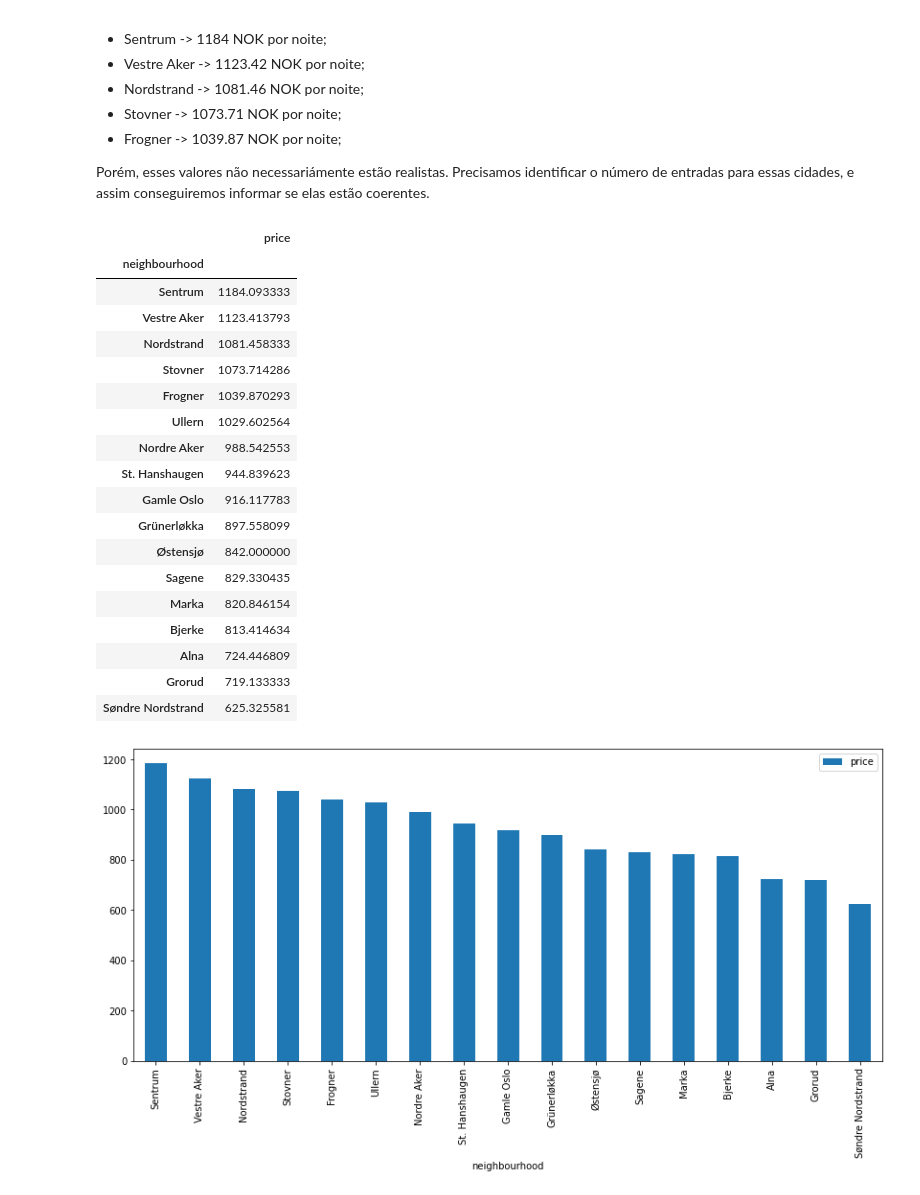
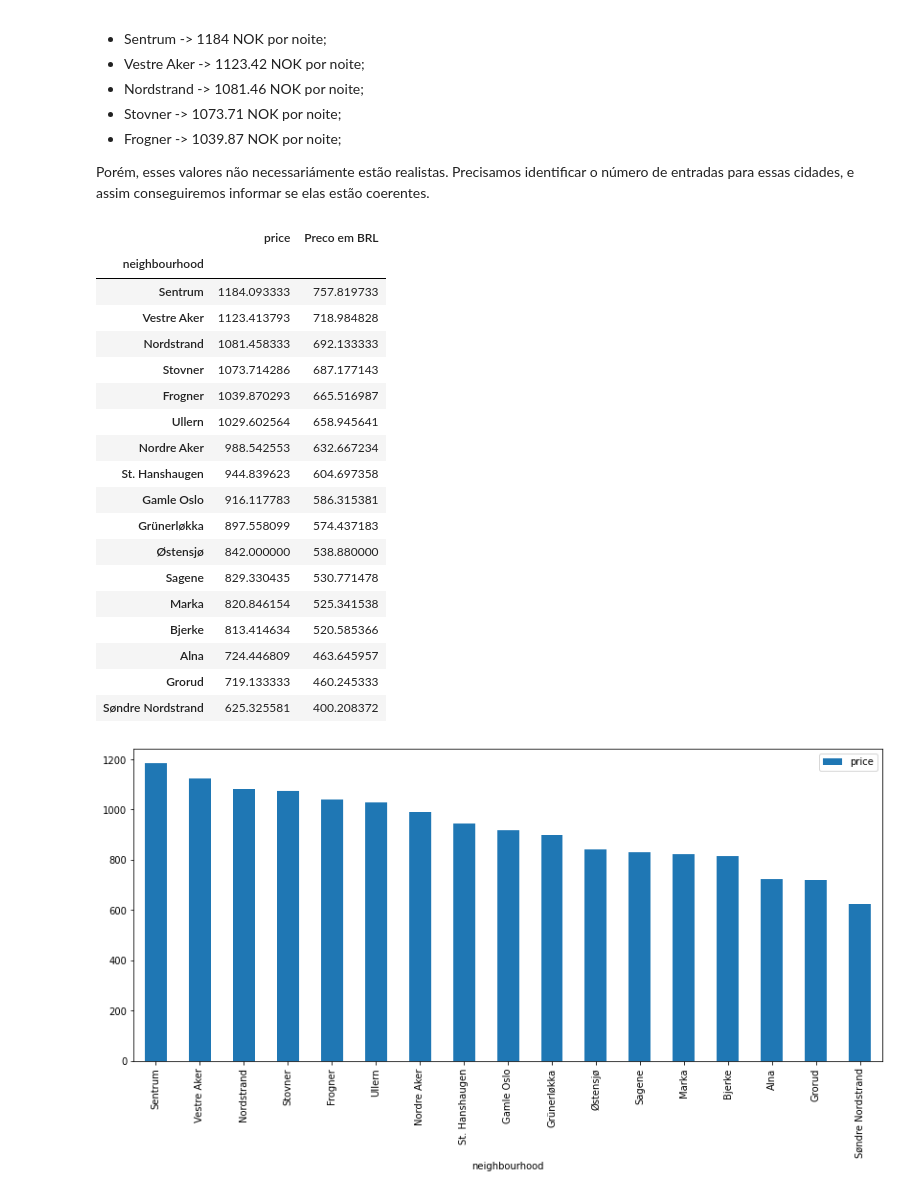
Before and after one commit to rafamarquesrmb/data_science, a Jupyter notebook: projeto01_analise_de_dados_airbnb_/Analisando_os_Dados_do_Airbnb_Oslo_Noruega_By_Rafael_Marques.ipynb, the cells around one changed output. Saved outputs shown, nothing was run; the diff lists cells and outputs as text; code cells hidden in the pictures.

Commit message:
Análise de Dados do Airbnb para a cidade de Oslo, capital da Noruega. Por: Rafael Marques

```diff
--- a/projeto01_analise_de_dados_airbnb_/Analisando_os_Dados_do_Airbnb_Oslo_Noruega_By_Rafael_Marques.ipynb
+++ b/projeto01_analise_de_dados_airbnb_/Analisando_os_Dados_do_Airbnb_Oslo_Noruega_By_Rafael_Marques.ipynb
@@ -550,27 +593,29 @@ Ao fazer isso, percebemos que os 5 bairros da Capital da Noruega, Oslo, com os m
 Porém, esses valores não necessariámente estão realistas. Precisamos identificar o número de entradas para essas cidades, e assim conseguiremos informar se elas estão coerentes.
 # %%
 # ver preços por bairros, na média
-(df_clean[['neighbourhood', 'price']].groupby('neighbourhood').mean()).sort_values(by='price', ascending=False)
+df_precosporbairro = (df_clean[['neighbourhood', 'price']].groupby('neighbourhood').mean()).sort_values(by='price', ascending=False)
+df_precosporbairro["Preco em BRL"] = df_precosporbairro["price"] * 0.64
+df_precosporbairro
 # %% [output]
-|  | price |
-| neighbourhood |  |
-| Sentrum | 1184.093333 |
-| Vestre Aker | 1123.413793 |
-| Nordstrand | 1081.458333 |
-| Stovner | 1073.714286 |
-| Frogner | 1039.870293 |
-| Ullern | 1029.602564 |
-| Nordre Aker | 988.542553 |
-| St. Hanshaugen | 944.839623 |
-| Gamle Oslo | 916.117783 |
-| Grünerløkka | 897.558099 |
-| Østensjø | 842.000000 |
-| Sagene | 829.330435 |
-| Marka | 820.846154 |
-| Bjerke | 813.414634 |
-| Alna | 724.446809 |
-| Grorud | 719.133333 |
-| Søndre Nordstrand | 625.325581 |
+|  | price | Preco em BRL |
+| neighbourhood |  |  |
+| Sentrum | 1184.093333 | 757.819733 |
+| Vestre Aker | 1123.413793 | 718.984828 |
+| Nordstrand | 1081.458333 | 692.133333 |
+| Stovner | 1073.714286 | 687.177143 |
+| Frogner | 1039.870293 | 665.516987 |
+| Ullern | 1029.602564 | 658.945641 |
+| Nordre Aker | 988.542553 | 632.667234 |
+| St. Hanshaugen | 944.839623 | 604.697358 |
+| Gamle Oslo | 916.117783 | 586.315381 |
+| Grünerløkka | 897.558099 | 574.437183 |
+| Østensjø | 842.000000 | 538.880000 |
+| Sagene | 829.330435 | 530.771478 |
+| Marka | 820.846154 | 525.341538 |
+| Bjerke | 813.414634 | 520.585366 |
+| Alna | 724.446809 | 463.645957 |
+| Grorud | 719.133333 | 460.245333 |
+| Søndre Nordstrand | 625.325581 | 400.208372 |
 # %%
 
 (df_clean[['neighbourhood', 'price']].groupby('neighbourhood').mean()).sort_values(by='price', ascending=False).plot(
```
Also changed, not shown: parts of 11 cells of this notebook.
